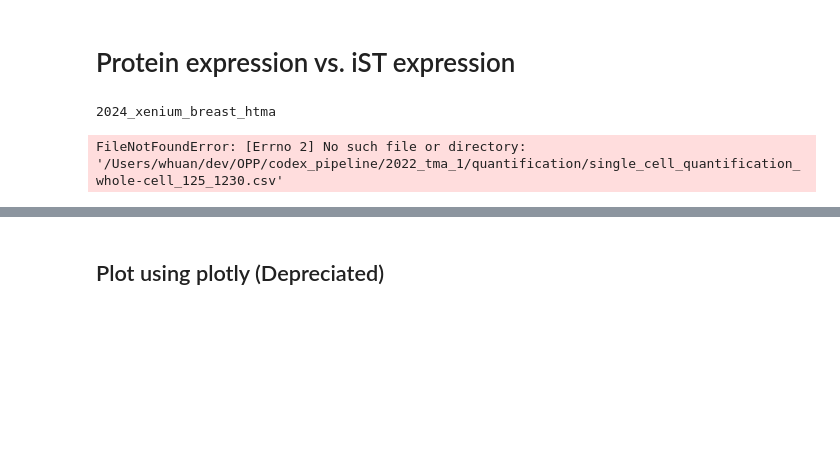
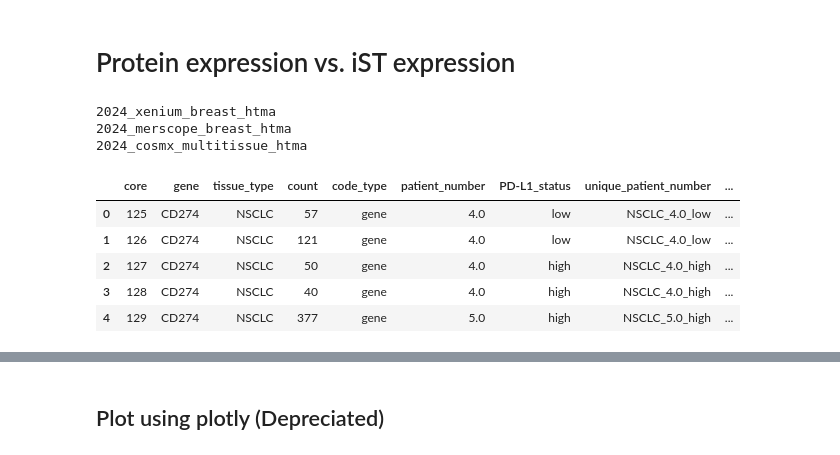
Before and after one commit to broadinstitute/ist_benchmarking, a Jupyter notebook: 11_protein_validation_light.ipynb, the cells around one changed output, grey strips where cells are left out. Drawn from its saved outputs; the diff is of its cells as text; code cells hidden in the pictures; blank space fills up the shorter version.

Commit message:
protein validation

```diff
--- a/11_protein_validation_light.ipynb
+++ b/11_protein_validation_light.ipynb
@@ -250,17 +266,16 @@ df_core['unique_patient_number'] = df_core.apply(lambda row: f"{row['tissue_type
 
 def get_protein_expression(core, tech):
 
+
     file_dict = {
-        'codex':f'/Users/whuan/dev/OPP/codex_pipeline/2022_tma_1/quantification/single_cell_quantification_whole-cell_{core}_1230.csv',
-        'cycif':f'/Users/whuan/dev/OPP/codex_pipeline/cycif_tma_010/quantification/single_cell_quantification_whole-cell_{core}_600.csv',
-        'hmif':f'/Users/whuan/dev/OPP/codex_pipeline/tma_mac/quantification/single_cell_quantification_whole-cell_{core}_760.csv',
+        'codex':f'{wd}/data/protein/2022_tma_1/single_cell_quantification_whole-cell_{core}_1230.csv',
+        'cycif':f'{wd}/data/protein/cycif_tma_010/single_cell_quantification_whole-cell_{core}_600.csv',
+        'hmif':f'{wd}/data/protein/tma_mac/single_cell_quantification_whole-cell_{core}_760.csv',
     }
 
     df = pd.read_csv(file_dict[tech], engine='pyarrow')
-    # protein_expression = df['PD-L1'].mean()
-    protein_expression = df['PD-L1'].quantile(0.75)
+    protein_expression = df['PD-L1'].mean()
     return protein_expression
-
 
 gene = 'CD274'
 
@@ -279,34 +294,41 @@ for sample in [
     df_join = df_join.loc[df_join['core'].isin(matching_cores_2024)]
     df_join = df_join.loc[~df_join['core'].isin([x for x in range(100,111)]+[42,83,97,113,114,115,116,117,118,120])]
     df_join['platform'] = df_join['sample'].apply(lambda x: x.split('_')[-3].upper())
     df_join['platform'] = df_join['platform'].replace({'XENIUM':'Xenium','MERSCOPE':'MERSCOPE','COSMX':'CosMx'})
     for tech in ['codex','cycif','hmif']:
         df_join[f'{tech}_expression'] = df_join.apply(lambda row: get_protein_expression(row['core'], tech), axis=1)
     df_join = df_join.loc[df_join['PD-L1_status'].isin(['high','low'])]
     df_p_all = pd.concat([df_p_all, df_join])
 
 
 # Melt the DataFrame
 df_melted = df_p_all.melt(
     id_vars=['core', 'gene', 'tissue_type', 'count', 'code_type', 'patient_number', 'PD-L1_status', 'unique_patient_number', 'sample', 'platform'],
     value_vars=['codex_expression', 'cycif_expression', 'hmif_expression'],
     var_name='protein_platform',
     value_name='protein_expression'
 )
 
 # Map platform column to remove '_expression' suffix
 df_melted['protein_platform'] = df_melted['protein_platform'].str.replace('_expression', '').str.upper()
 df_melted['protein_platform'] = df_melted['protein_platform'].apply(lambda x: {
     'CODEX':'PhenoCycler',
     'CYCIF':'CyCIF',
     'HMIF':'PhenoImager',
 }[x])
 
 # Display the resulting DataFrame
 display(df_melted.head())
 # %% [output]
 2024_xenium_breast_htma
+2024_merscope_breast_htma
+2024_cosmx_multitissue_htma
-FileNotFoundError: [Errno 2] No such file or directory: '/Users/whuan/dev/OPP/codex_pipeline/2022_tma_1/quantification/single_cell_quantification_whole-cell_125_1230.csv'
+|  | core | gene | tissue_type | count | code_type | patient_number | PD-L1_status | unique_patient_number | ... |
+| 0 | 125 | CD274 | NSCLC | 57 | gene | 4.0 | low | NSCLC_4.0_low | ... |
+| 1 | 126 | CD274 | NSCLC | 121 | gene | 4.0 | low | NSCLC_4.0_low | ... |
+| 2 | 127 | CD274 | NSCLC | 50 | gene | 4.0 | high | NSCLC_4.0_high | ... |
+| 3 | 128 | CD274 | NSCLC | 40 | gene | 4.0 | high | NSCLC_4.0_high | ... |
+| 4 | 129 | CD274 | NSCLC | 377 | gene | 5.0 | high | NSCLC_5.0_high | ... |
 # %%
 
 # 1) Create a FacetGrid
```
Also changed, not shown: parts of 4 cells of this notebook, 1 other file.
